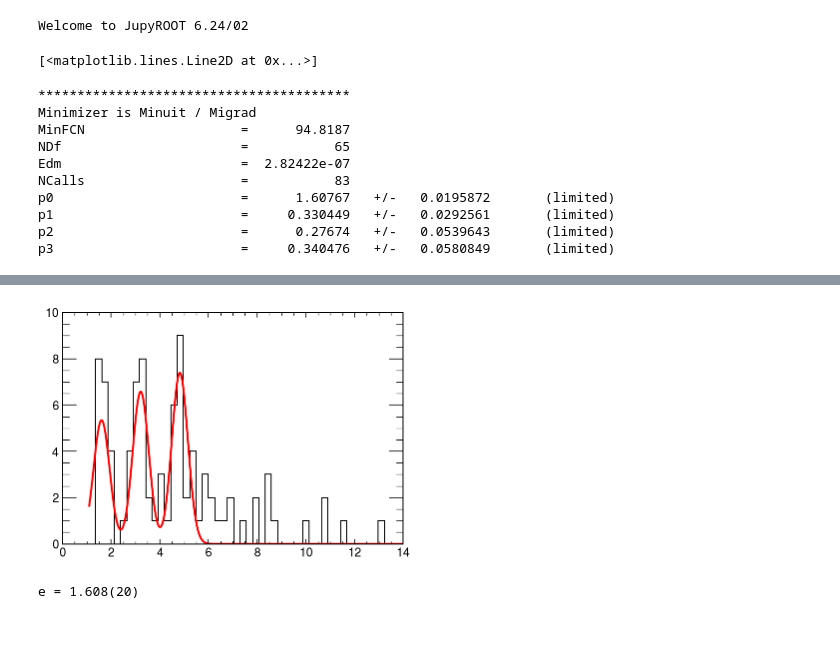
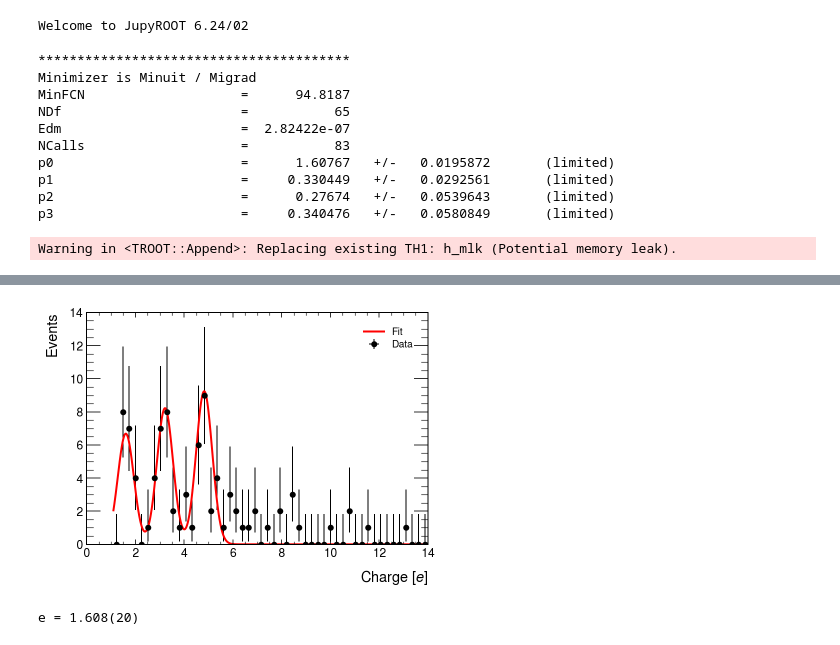
Before and after one commit to mattiasotgia/e8_const, a Jupyter notebook: millikan_data/millikan.ipynb, the cells around one changed output, grey strips where cells are left out. Drawn from its saved outputs; the diff is of its cells as text; code cells hidden in the pictures.

```diff
--- a/millikan_data/millikan.ipynb
+++ b/millikan_data/millikan.ipynb
@@ -28,7 +28,7 @@ f.SetParLimits(2, 0, 1)
 f.SetParLimits(3, 0, 1)
 data.UnbinnedFit('f', 't', 't<5.8');
 
-hep.histplot(h_mlk, yerr=False, color = 'k')
+hep.histplot(h_mlk, histtype='errorbar', color = 'k', label = 'Data')
 N = 1000
 x = np.linspace(h_mlk.GetXaxis().GetXmin(), h_mlk.GetXaxis().GetXmax(), N)
 
@@ -39,18 +39,22 @@ def fcn(x, p):
         (1 - p[2] - p[3]) * ROOT.TMath.Gaus(x, 3 * p[0], p[1], 1)
     )
 
-p = np.array([f.GetParameter(i) for i in range(4)])
+p = f.GetParameters()
 f_mlk = np.array([fcn(x[i], p) for i in range(N)])
-plt.plot(x, 16*f_mlk, color = 'r')
+plt.plot(x, 20*f_mlk, color = 'r', label = 'Fit')
+plt.legend()
+plt.xlabel('Charge [$e$]')
+plt.ylabel('Events')
+plt.savefig('../report/fig/millikan.pdf', bbox_inches = 'tight')
 # %% [output]
-[<matplotlib.lines.Line2D at 0x...>]
+****************************************
+Minimizer is Minuit / Migrad
+MinFCN                    =      94.8187
+NDf                       =           65
+Edm                       =  2.82422e-07
+NCalls                    =           83
+p0                        =      1.60767   +/-   0.0195872       (limited)
+p1                        =     0.330449   +/-   0.0292561       (limited)
+p2                        =      0.27674   +/-   0.0539643       (limited)
+p3                        =     0.340476   +/-   0.0580849       (limited)
-****************************************
-Minimizer is Minuit / Migrad
-MinFCN                    =      94.8187
-NDf                       =           65
-Edm                       =  2.82422e-07
-NCalls                    =           83
-p0                        =      1.60767   +/-   0.0195872       (limited)
-p1                        =     0.330449   +/-   0.0292561       (limited)
-p2                        =      0.27674   +/-   0.0539643       (limited)
-p3                        =     0.340476   +/-   0.0580849       (limited)
+Warning in <TROOT::Append>: Replacing existing TH1: h_mlk (Potential memory leak).
@@ -58,4 +61,4 @@ Warning in <TROOT::Append>: Replacing existing TH1: h_mlk (Potential memory leak
-[figure, old version]
+[figure, new version]
 # %%
 from uncertainties import ufloat
 e = ufloat(f.GetParameter(0), f.GetParError(0))
```
Also changed, not shown: parts of 1 cell of this notebook, 1 other file.
